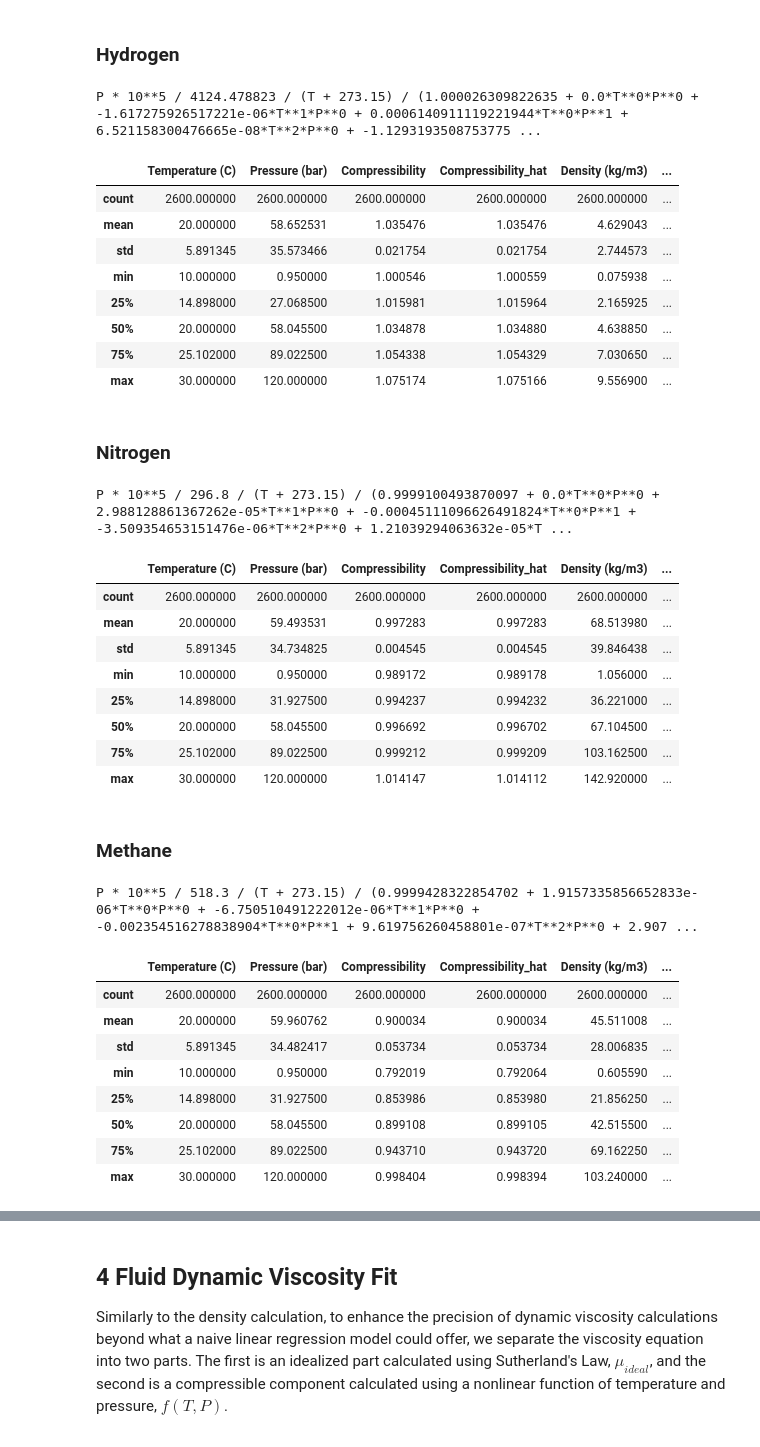
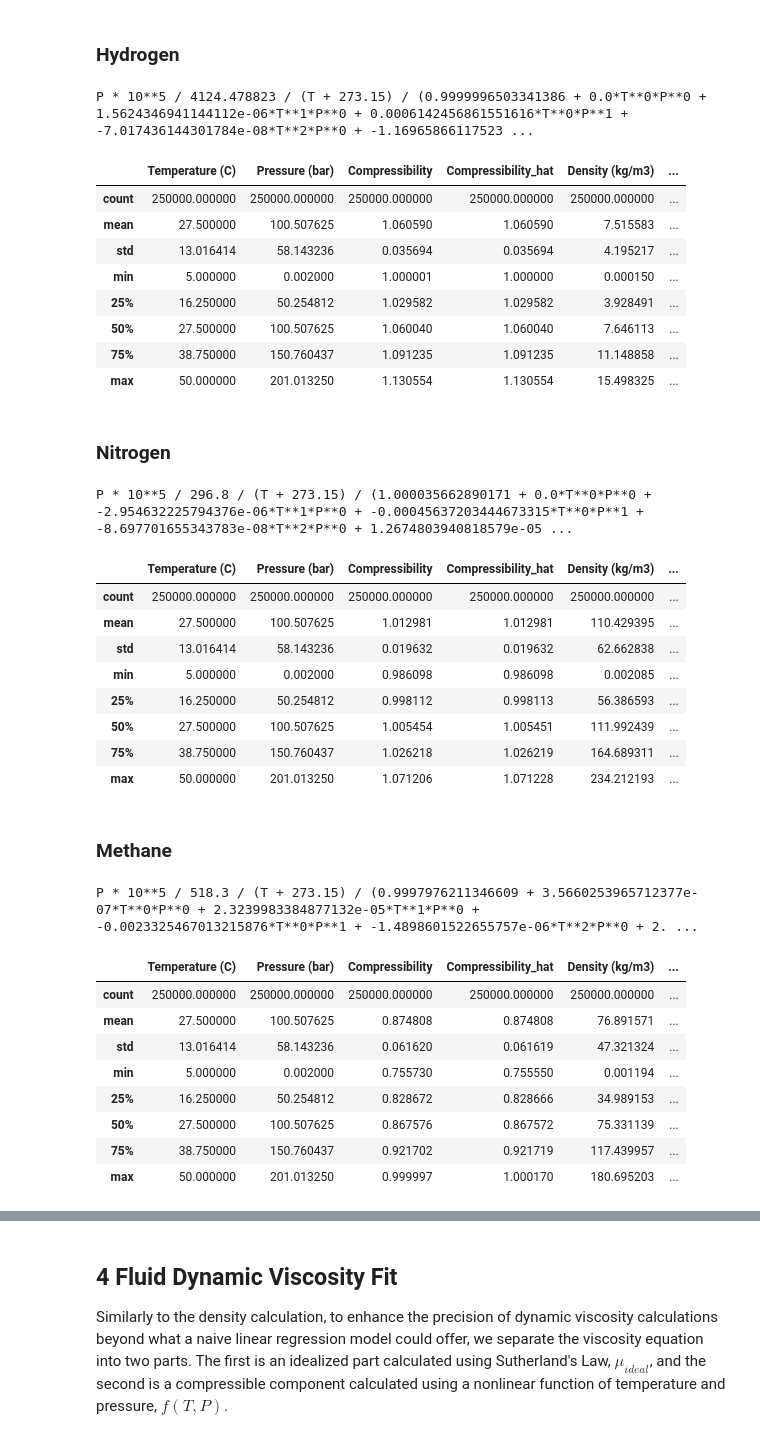
Before and after one commit to josephmcg16/primary-gas-fluid-properties, a Jupyter notebook: post_process.ipynb, the cells around one changed output, grey strips where cells are left out. Drawn from its saved outputs; the diff is of its cells as text; code cells hidden in the pictures.

```diff
--- a/post_process.ipynb
+++ b/post_process.ipynb
@@ -58,72 +106,65 @@ This formulation allows us to estimate the density as a function of pressure, te
 # %% [markdown]
 ### Hydrogen
 # %%
-"""Density Fit Example Code with inputs for temperature and pressure in degrees Celsius and bar(a), respectively."""
-
 from fit_fluid_properties import fit_gas_density
 
 params = {
     "reference_data_directory": "data",
-    "reference_data_filename": "H2 Nist Properties 0.95-120 bar.xlsx",
-    "reference_fluid": "H2",
+    "reference_data_filename": "HYDROGEN PROPERTIES.xlsx",
+    "reference_fluid": "HYDROGEN",
     "model_poly_degree": 4,
 }
 
 df_density, functional_form_text_density = fit_gas_density(params)
 
 print(functional_form_text_density)
 df_density.describe()
 # %% [output]
-P * 10**5 / 4124.478823 / (T + 273.15) / (1.000026309822635 + 0.0*T**0*P**0 + -1.617275926517221e-06*T**1*P**0 + 0.0006140911119221944*T**0*P**1 + 6.521158300476665e-08*T**2*P**0 + -1.1293193508753775 ...
+P * 10**5 / 4124.478823 / (T + 273.15) / (0.9999996503341386 + 0.0*T**0*P**0 + 1.5624346941144112e-06*T**1*P**0 + 0.0006142456861551616*T**0*P**1 + -7.017436144301784e-08*T**2*P**0 + -1.16965866117523 ...
 |  | Temperature (C) | Pressure (bar) | Compressibility | Compressibility_hat | Density (kg/m3) | ... |
-| count | 2600.000000 | 2600.000000 | 2600.000000 | 2600.000000 | 2600.000000 | ... |
-| mean | 20.000000 | 58.652531 | 1.035476 | 1.035476 | 4.629043 | ... |
-| std | 5.891345 | 35.573466 | 0.021754 | 0.021754 | 2.744573 | ... |
-| min | 10.000000 | 0.950000 | 1.000546 | 1.000559 | 0.075938 | ... |
-| 25% | 14.898000 | 27.068500 | 1.015981 | 1.015964 | 2.165925 | ... |
-| 50% | 20.000000 | 58.045500 | 1.034878 | 1.034880 | 4.638850 | ... |
-| 75% | 25.102000 | 89.022500 | 1.054338 | 1.054329 | 7.030650 | ... |
-| max | 30.000000 | 120.000000 | 1.075174 | 1.075166 | 9.556900 | ... |
+| count | 250000.000000 | 250000.000000 | 250000.000000 | 250000.000000 | 250000.000000 | ... |
+| mean | 27.500000 | 100.507625 | 1.060590 | 1.060590 | 7.515583 | ... |
+| std | 13.016414 | 58.143236 | 0.035694 | 0.035694 | 4.195217 | ... |
+| min | 5.000000 | 0.002000 | 1.000001 | 1.000000 | 0.000150 | ... |
+| 25% | 16.250000 | 50.254812 | 1.029582 | 1.029582 | 3.928491 | ... |
+| 50% | 27.500000 | 100.507625 | 1.060040 | 1.060040 | 7.646113 | ... |
+| 75% | 38.750000 | 150.760437 | 1.091235 | 1.091235 | 11.148858 | ... |
+| max | 50.000000 | 201.013250 | 1.130554 | 1.130554 | 15.498325 | ... |
 # %% [markdown]
 ### Nitrogen
 # %%
-"""Density Fit Example Code with inputs for temperature and pressure in degrees Celsius and bar(a), respectively."""
-
 from fit_fluid_properties import fit_gas_density
 
 params = {
     "reference_data_directory": "data",
-    "reference_data_filename": "N2 Nist Properties 0.95-120 bar.xlsx",
-    "reference_fluid": "N2",
+    "reference_data_filename": "NITROGEN PROPERTIES.xlsx",
+    "reference_fluid": "NITROGEN",
     "model_poly_degree": 5,
 }
 
 df_density, functional_form_text_density = fit_gas_density(params)
-
 print(functional_form_text_density)
 df_density.describe()
 # %% [output]
-P * 10**5 / 296.8 / (T + 273.15) / (0.9999100493870097 + 0.0*T**0*P**0 + 2.988128861367262e-05*T**1*P**0 + -0.00045111096626491824*T**0*P**1 + -3.509354653151476e-06*T**2*P**0 + 1.21039294063632e-05*T ...
+P * 10**5 / 296.8 / (T + 273.15) / (1.000035662890171 + 0.0*T**0*P**0 + -2.954632225794376e-06*T**1*P**0 + -0.00045637203444673315*T**0*P**1 + -8.697701655343783e-08*T**2*P**0 + 1.2674803940818579e-05 ...
 |  | Temperature (C) | Pressure (bar) | Compressibility | Compressibility_hat | Density (kg/m3) | ... |
-| count | 2600.000000 | 2600.000000 | 2600.000000 | 2600.000000 | 2600.000000 | ... |
-| mean | 20.000000 | 59.493531 | 0.997283 | 0.997283 | 68.513980 | ... |
-| std | 5.891345 | 34.734825 | 0.004545 | 0.004545 | 39.846438 | ... |
-| min | 10.000000 | 0.950000 | 0.989172 | 0.989178 | 1.056000 | ... |
-| 25% | 14.898000 | 31.927500 | 0.994237 | 0.994232 | 36.221000 | ... |
-| 50% | 20.000000 | 58.045500 | 0.996692 | 0.996702 | 67.104500 | ... |
-| 75% | 25.102000 | 89.022500 | 0.999212 | 0.999209 | 103.162500 | ... |
-| max | 30.000000 | 120.000000 | 1.014147 | 1.014112 | 142.920000 | ... |
+| count | 250000.000000 | 250000.000000 | 250000.000000 | 250000.000000 | 250000.000000 | ... |
+| mean | 27.500000 | 100.507625 | 1.012981 | 1.012981 | 110.429395 | ... |
+| std | 13.016414 | 58.143236 | 0.019632 | 0.019632 | 62.662838 | ... |
+| min | 5.000000 | 0.002000 | 0.986098 | 0.986098 | 0.002085 | ... |
+| 25% | 16.250000 | 50.254812 | 0.998112 | 0.998113 | 56.386593 | ... |
+| 50% | 27.500000 | 100.507625 | 1.005454 | 1.005451 | 111.992439 | ... |
+| 75% | 38.750000 | 150.760437 | 1.026218 | 1.026219 | 164.689311 | ... |
+| max | 50.000000 | 201.013250 | 1.071206 | 1.071228 | 234.212193 | ... |
 # %% [markdown]
 ### Methane
 # %%
-"""Density Fit Example Code with inputs for temperature and pressure in degrees Celsius and bar(a), respectively."""
-
 from fit_fluid_properties import fit_gas_density
 
 params = {
     "reference_data_directory": "data",
-    "reference_data_filename": "CH4 Nist Properties 0.95-120 bar.xlsx",
-    "reference_fluid": "CH4",
+    "reference_data_filename": "METHANE PROPERTIES.xlsx",
+    "reference_fluid": "METHANE",
     "model_poly_degree": 6,
 }
 
@@ -132,13 +173,13 @@ df_density, functional_form_text_density = fit_gas_density(params)
 print(functional_form_text_density)
 df_density.describe()
 # %% [output]
-P * 10**5 / 518.3 / (T + 273.15) / (0.9999428322854702 + 1.9157335856652833e-06*T**0*P**0 + -6.750510491222012e-06*T**1*P**0 + -0.002354516278838904*T**0*P**1 + 9.619756260458801e-07*T**2*P**0 + 2.907 ...
+P * 10**5 / 518.3 / (T + 273.15) / (0.9997976211346609 + 3.5660253965712377e-07*T**0*P**0 + 2.3239983384877132e-05*T**1*P**0 + -0.0023325467013215876*T**0*P**1 + -1.4898601522655757e-06*T**2*P**0 + 2. ...
 |  | Temperature (C) | Pressure (bar) | Compressibility | Compressibility_hat | Density (kg/m3) | ... |
-| count | 2600.000000 | 2600.000000 | 2600.000000 | 2600.000000 | 2600.000000 | ... |
-| mean | 20.000000 | 59.960762 | 0.900034 | 0.900034 | 45.511008 | ... |
-| std | 5.891345 | 34.482417 | 0.053734 | 0.053734 | 28.006835 | ... |
-| min | 10.000000 | 0.950000 | 0.792019 | 0.792064 | 0.605590 | ... |
-| 25% | 14.898000 | 31.927500 | 0.853986 | 0.853980 | 21.856250 | ... |
-| 50% | 20.000000 | 58.045500 | 0.899108 | 0.899105 | 42.515500 | ... |
-| 75% | 25.102000 | 89.022500 | 0.943710 | 0.943720 | 69.162250 | ... |
-| max | 30.000000 | 120.000000 | 0.998404 | 0.998394 | 103.240000 | ... |
+| count | 250000.000000 | 250000.000000 | 250000.000000 | 250000.000000 | 250000.000000 | ... |
+| mean | 27.500000 | 100.507625 | 0.874808 | 0.874808 | 76.891571 | ... |
+| std | 13.016414 | 58.143236 | 0.061620 | 0.061619 | 47.321324 | ... |
+| min | 5.000000 | 0.002000 | 0.755730 | 0.755550 | 0.001194 | ... |
+| 25% | 16.250000 | 50.254812 | 0.828672 | 0.828666 | 34.989153 | ... |
+| 50% | 27.500000 | 100.507625 | 0.867576 | 0.867572 | 75.331139 | ... |
+| 75% | 38.750000 | 150.760437 | 0.921702 | 0.921719 | 117.439957 | ... |
+| max | 50.000000 | 201.013250 | 0.999997 | 1.000170 | 180.695203 | ... |
```
Also changed, not shown: parts of 14 cells of this notebook, 16 other files.
